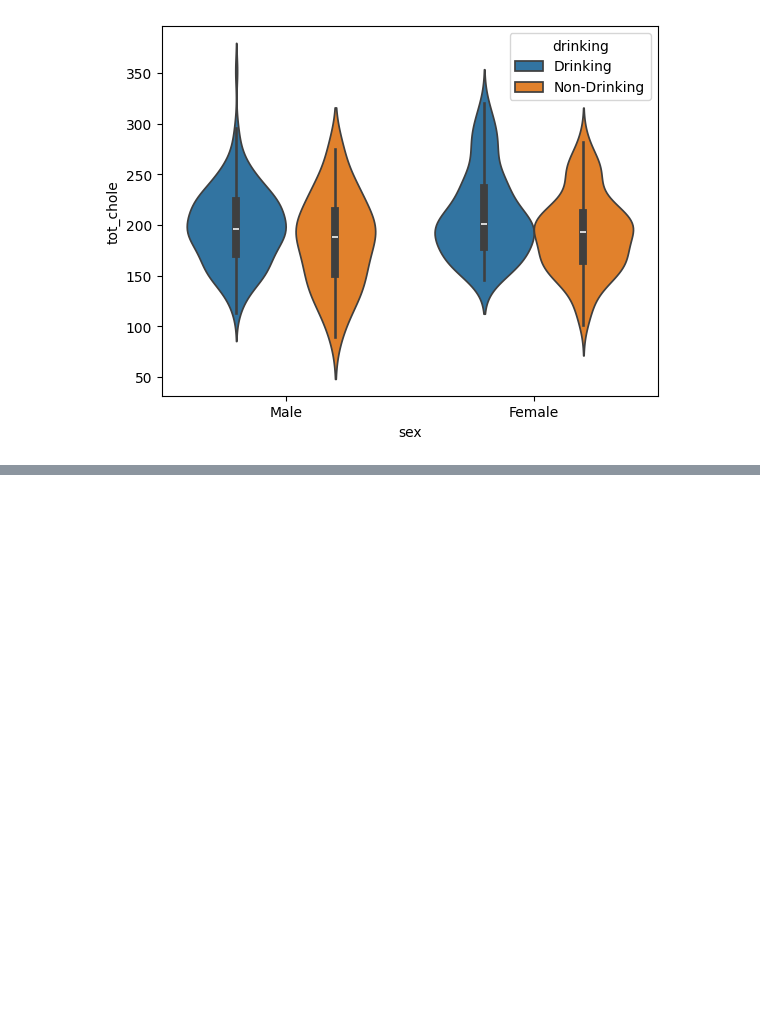
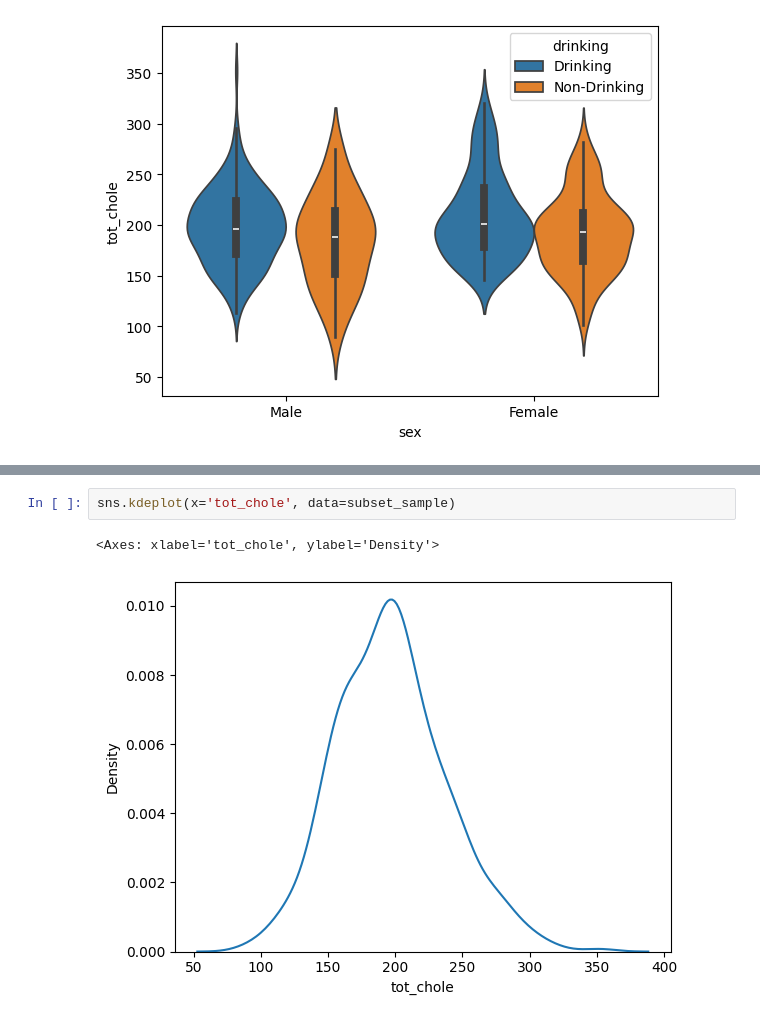
Before and after one commit to layla-focalors/AColab_Github_data_processing, a Jupyter notebook: HealthCare_Anayize.ipynb, the cells around one changed output, grey strips where cells are left out. Saved outputs shown, nothing was run; the diff lists cells and outputs as text; blank space fills up the shorter version.

Commit message:
update kdeplot

```diff
--- a/HealthCare_Anayize.ipynb
+++ b/HealthCare_Anayize.ipynb
@@ -904,0 +915,5 @@ sns.violinplot(x='sex', y='tot_chole', data=subset_sample, hue='drinking')
+# %%
+sns.kdeplot(x='tot_chole', data=subset_sample)
+# %% [output]
+<Axes: xlabel='tot_chole', ylabel='Density'>
+[figure, added]
```
Also changed, not shown: parts of 3 cells of this notebook.
